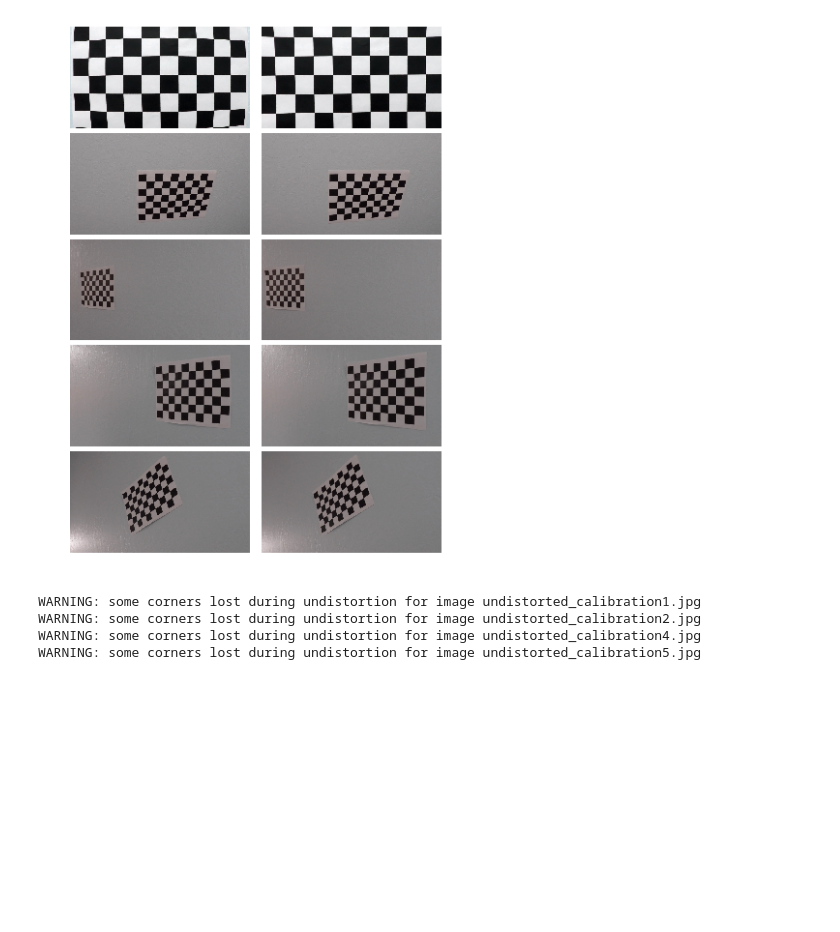
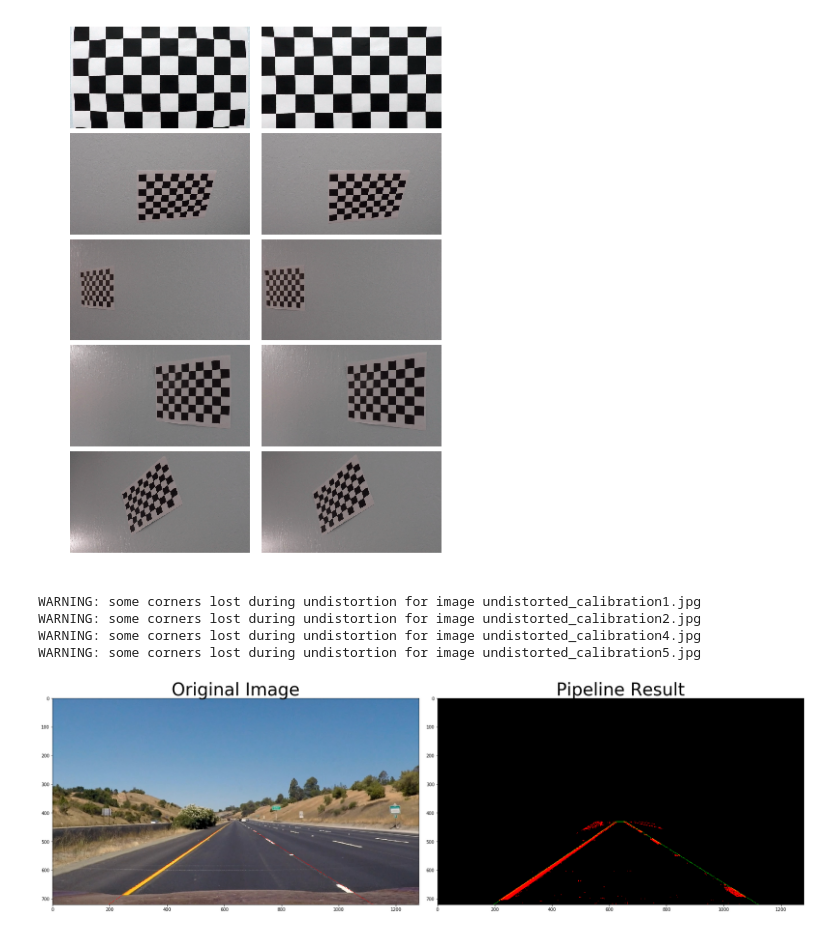
Before and after one commit to Gryton/carnd-advanced-lane-lines, a Jupyter notebook: project.ipynb, the cells around one changed output. Cells and saved outputs as stored; diff of their text form; code cells hidden in the pictures; blank space fills up the shorter version.

Commit message:
whole pipeline with preprocessing ready

```diff
--- a/project.ipynb
+++ b/project.ipynb
@@ -148,0 +147,96 @@ hls = cv2.cvtColor(img, cv2.COLOR_RGB2HLS)
+# %%
+images = glob.glob('./output_images/undistorted_calibration*.jpg')
+
+for fname in undistorted_images:
+    img = cv2.imread(fname)
+    hls = cv2.cvtColor(img, cv2.COLOR_RGB2HLS)
+# %%
+def region_of_interest(img, vertices):
+    """
+    Applies an image mask.
+
+    Only keeps the region of the image defined by the polygon
+    formed from `vertices`. The rest of the image is set to black.
+    """
+    #defining a blank mask to start with
+    mask = np.zeros_like(img)
+    #defining a 3 channel or 1 channel color to fill the mask with depending on the input image
+    if len(img.shape) > 2:
+        channel_count = img.shape[2]  # i.e. 3 or 4 depending on your image
+        ignore_mask_color = (1,) * channel_count
+    else:
+        ignore_mask_color = 1
+
+    #filling pixels inside the polygon defined by "vertices" with the fill color
+    cv2.fillPoly(mask, vertices, ignore_mask_color)
+
+    #returning the image only where mask pixels are nonzero
+    masked_image = cv2.bitwise_and(img, mask)
+    return masked_image
+
+def pipeline(img, s_thresh=(170, 255), sx_thresh=(20, 100)):
+    img = np.copy(img)
+    undist = cv2.undistort(img, mtx, dist, None, mtx)
+    # Convert to HSV color space and separate the V channel
+    hsv = cv2.cvtColor(undist, cv2.COLOR_BGR2HLS).astype(np.float)
+    # hsv = cv2.cvtColor(undist, cv2.COLOR_BGR2HSV).astype(np.float)
+    l_channel = hsv[:,:,1]
+    s_channel = hsv[:,:,2]
+    # Sobel x
+    sobelx = cv2.Sobel(l_channel, cv2.CV_64F, 1, 0) # Take the derivative in x
+    abs_sobelx = np.absolute(sobelx) # Absolute x derivative to accentuate lines away from horizontal
+    scaled_sobel = np.uint8(255*abs_sobelx/np.max(abs_sobelx))
+
+    # Threshold x gradient
+    sxbinary = np.zeros_like(scaled_sobel)
+    sxbinary[(scaled_sobel >= sx_thresh[0]) & (scaled_sobel <= sx_thresh[1])] = 1
+
+    # Threshold color channel
+    s_binary = np.zeros_like(s_channel)
+    s_binary[(s_channel >= s_thresh[0]) & (s_channel <= s_thresh[1])] = 1
+    # Stack each channel
+    # np.dstack(np.zeros_like(s_binary), sxbinary, s_binary)
+    # Note color_binary[:, :, 0] is all 0s, effectively an all black image. It might
+    # be beneficial to replace this channel with something else.
+    third_layer = np.zeros_like(sxbinary)
+    third_layer = (sxbinary + s_binary)
+    third_layer[(third_layer >= 1)] = 1
+    third_layer = region_of_interest(third_layer,
+            [np.array([[100, image.shape[0]], [550, 430], [750, 430], [image.shape[1]-100, image.shape[0]]])])
+    sxbinary = np.zeros_like(sxbinary)
+    s_binary = np.zeros_like(sxbinary)
+    cv2.polylines(sxbinary,
+                  [np.array([[195, image.shape[0]], [623, 430], [655, 430], [image.shape[1]-160, image.shape[0]]])],
+                  True,
+                  1
+                  )
+    color_binary = np.dstack((third_layer, sxbinary, s_binary))
+    return color_binary
+
+images = glob.glob('./test_images/straight*')
+for fname in images:
+    image = cv2.imread(fname)
+    result = pipeline(image, (190, 255), (20, 150))
+    # fig = plt.figure()
+    f, (ax1, ax2) = plt.subplots(1, 2, figsize=(24, 9))
+    f.tight_layout()
+
+    # cv2.polylines(image,
+    #               [np.array([[195, image.shape[0]], [623, 430], [655, 430], [image.shape[1]-160, image.shape[0]]])],
+    #               True,
+    #               (0, 0, 255)
+    #               )
+    cv2.polylines(image,
+                  [np.array([[195, image.shape[0]], [580, 460], [700, 460], [image.shape[1]-160, image.shape[0]]])],
+                  True,
+                  (0, 0, 255)
+                  )
+    ax1.imshow(cv2.cvtColor(image, cv2.COLOR_BGR2RGB))
+    ax1.set_title('Original Image', fontsize=40)
+
+    ax2.imshow(result)
+    ax2.set_title('Pipeline Result', fontsize=40)
+    plt.subplots_adjust(left=0., right=1, top=0.9, bottom=0.)
+    plt.savefig('./output_images/pipeline_undist_{0}'.format(os.path.basename(fname)))
+# %% [output]
+[figure, added]
```
Also changed, not shown: parts of 2 cells of this notebook.
